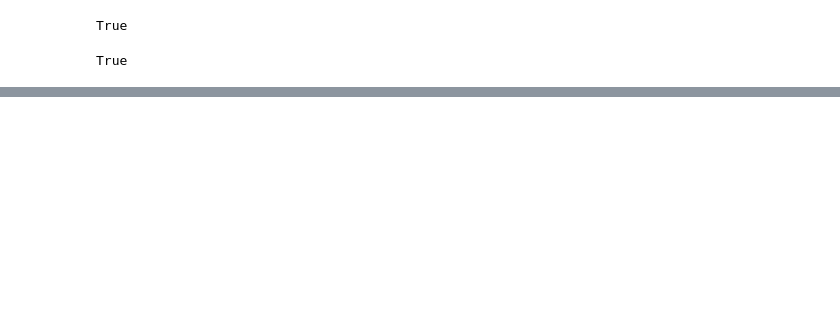
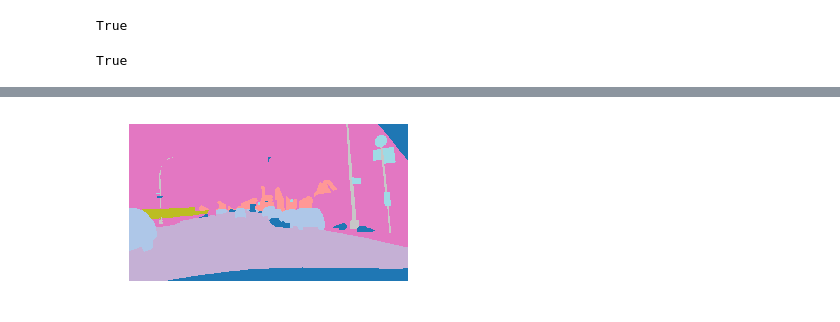
Before and after one commit to RaymondDashWu/Berkeley-DeepDrive, a Jupyter notebook: Berkeley DeepDrive v2.ipynb, the cells around one changed output, grey strips where cells are left out. Drawn from its saved outputs; the diff is of its cells as text; code cells hidden in the pictures; blank space fills up the shorter version.

```diff
--- a/Berkeley DeepDrive v2.ipynb
+++ b/Berkeley DeepDrive v2.ipynb
@@ -91,0 +74,7 @@ fnames[:3]
+# %%
+get_y_fn = lambda x: path_lbl/f'{x.stem}_train_color.png'
+# %%
+mask = open_mask(get_y_fn(img_f))
+mask.show(figsize=(5,5), alpha=1)
+# %% [output]
+[figure, added]
```
Also changed, not shown: parts of 23 cells of this notebook, 1 other file.
